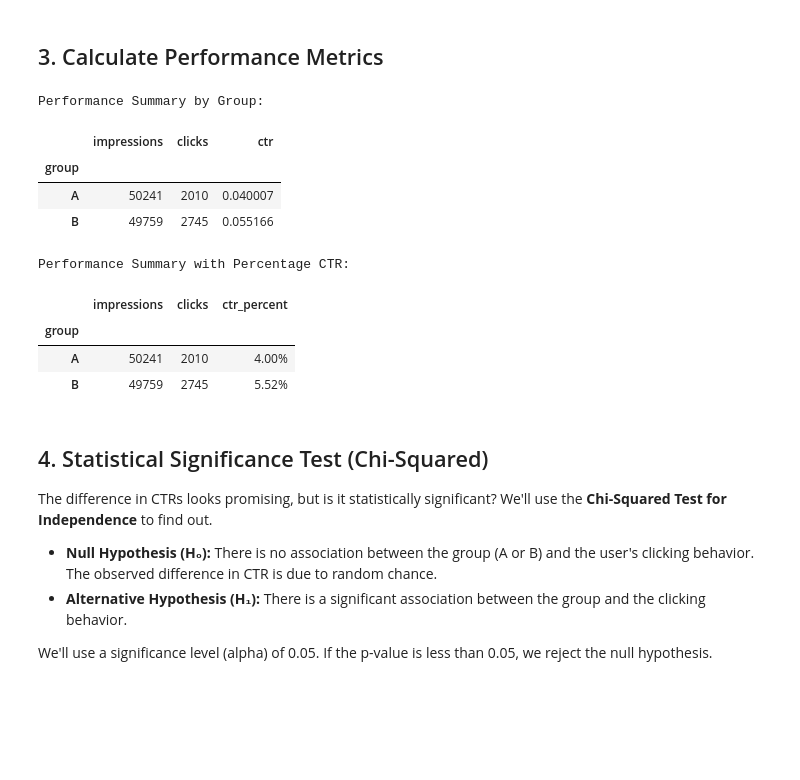
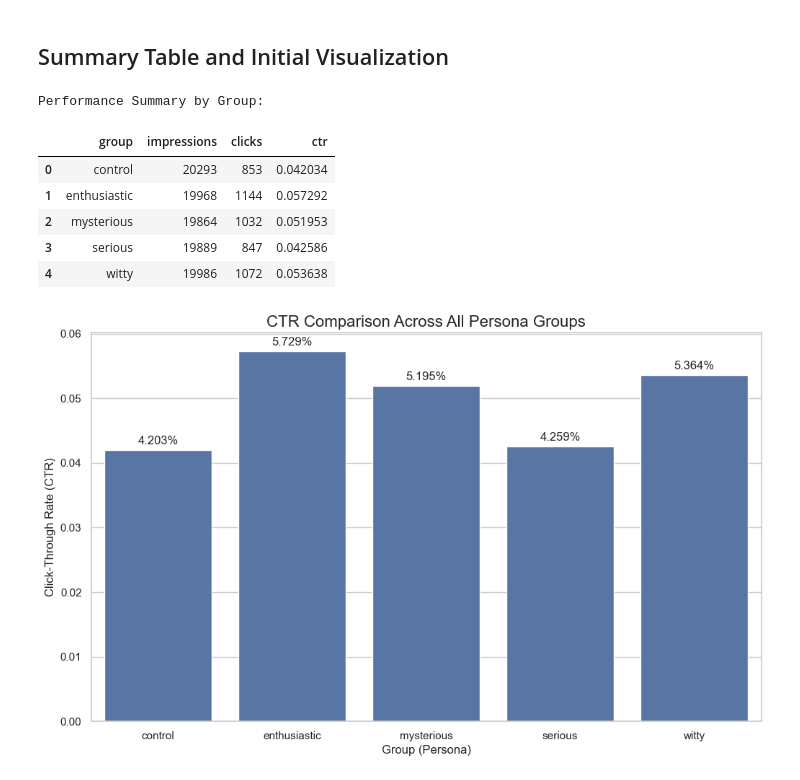
Before and after one commit to orhansonmeztr/GenFlix-AB-Test, a Jupyter notebook: notebooks/analysis.ipynb, the cells around one changed output. Saved outputs shown, nothing was run; the diff lists cells and outputs as text; code cells hidden in the pictures; blank space fills up the shorter version.

```diff
--- a/notebooks/analysis.ipynb
+++ b/notebooks/analysis.ipynb
@@ -55,36 +58,43 @@ First 5 rows of the dataset:
-# %% [markdown]
-## 3. Calculate Performance Metrics
-# %%
-summary_df = df.groupby('group').agg(
-    impressions=('user_id', 'count'),
-    clicks=('clicked', 'sum')
-)
-
-summary_df['ctr'] = (summary_df['clicks'] / summary_df['impressions'])
-
-print("Performance Summary by Group:")
-display(summary_df)
-
-summary_df['ctr_percent'] = summary_df['ctr'].apply(lambda x: f'{x:.2%}')
-print("\nPerformance Summary with Percentage CTR:")
-display(summary_df[['impressions', 'clicks', 'ctr_percent']])
-# %% [output]
-Performance Summary by Group:
-|  | impressions | clicks | ctr |
-| group |  |  |  |
-| A | 50241 | 2010 | 0.040007 |
-| B | 49759 | 2745 | 0.055166 |
-Performance Summary with Percentage CTR:
-|  | impressions | clicks | ctr_percent |
-| group |  |  |  |
-| A | 50241 | 2010 | 4.00% |
-| B | 49759 | 2745 | 5.52% |
-# %% [markdown]
-## 4. Statistical Significance Test (Chi-Squared)
-
-The difference in CTRs looks promising, but is it statistically significant? We'll use the **Chi-Squared Test for Independence** to find out.
-
-*   **Null Hypothesis (H₀):** There is no association between the group (A or B) and the user's clicking behavior. The observed difference in CTR is due to random chance.
-*   **Alternative Hypothesis (H₁):** There is a significant association between the group and the clicking behavior.
-
-We'll use a significance level (alpha) of 0.05. If the p-value is less than 0.05, we reject the null hypothesis.
+# %% [markdown]
+## Summary Table and Initial Visualization
+# %%
+# Calculate performance metrics for all groups
+summary_df = df.groupby('group').agg(
+    impressions=('user_id', 'count'),
+    clicks=('clicked', 'sum')
+).reset_index()
+
+summary_df['ctr'] = summary_df['clicks'] / summary_df['impressions']
+
+# Order the groups for better visualization (control first)
+group_order = ['control'] + sorted([g for g in summary_df['group'] if g != 'control'])
+summary_df['group'] = pd.Categorical(summary_df['group'], categories=group_order, ordered=True)
+summary_df = summary_df.sort_values('group')
+
+print("Performance Summary by Group:")
+display(summary_df)
+
+# Visualize the CTRs
+plt.figure(figsize=(12, 7))
+ax = sns.barplot(x='group', y='ctr', data=summary_df, order=group_order)
+ax.set_title('CTR Comparison Across All Persona Groups', fontsize=16)
+ax.set_xlabel('Group (Persona)', fontsize=12)
+ax.set_ylabel('Click-Through Rate (CTR)', fontsize=12)
+
+# Add percentage labels on top of the bars
+for p in ax.patches:
+    ax.annotate(f'{p.get_height():.3%}',
+                (p.get_x() + p.get_width() / 2., p.get_height()),
+                ha='center', va='center',
+                xytext=(0, 9),
+                textcoords='offset points')
+plt.show()
+# %% [output]
+Performance Summary by Group:
+|  | group | impressions | clicks | ctr |
+| 0 | control | 20293 | 853 | 0.042034 |
+| 1 | enthusiastic | 19968 | 1144 | 0.057292 |
+| 2 | mysterious | 19864 | 1032 | 0.051953 |
+| 3 | serious | 19889 | 847 | 0.042586 |
+| 4 | witty | 19986 | 1072 | 0.053638 |
+[figure, added]
```
Also changed, not shown: parts of 19 cells of this notebook, 9 other files.
